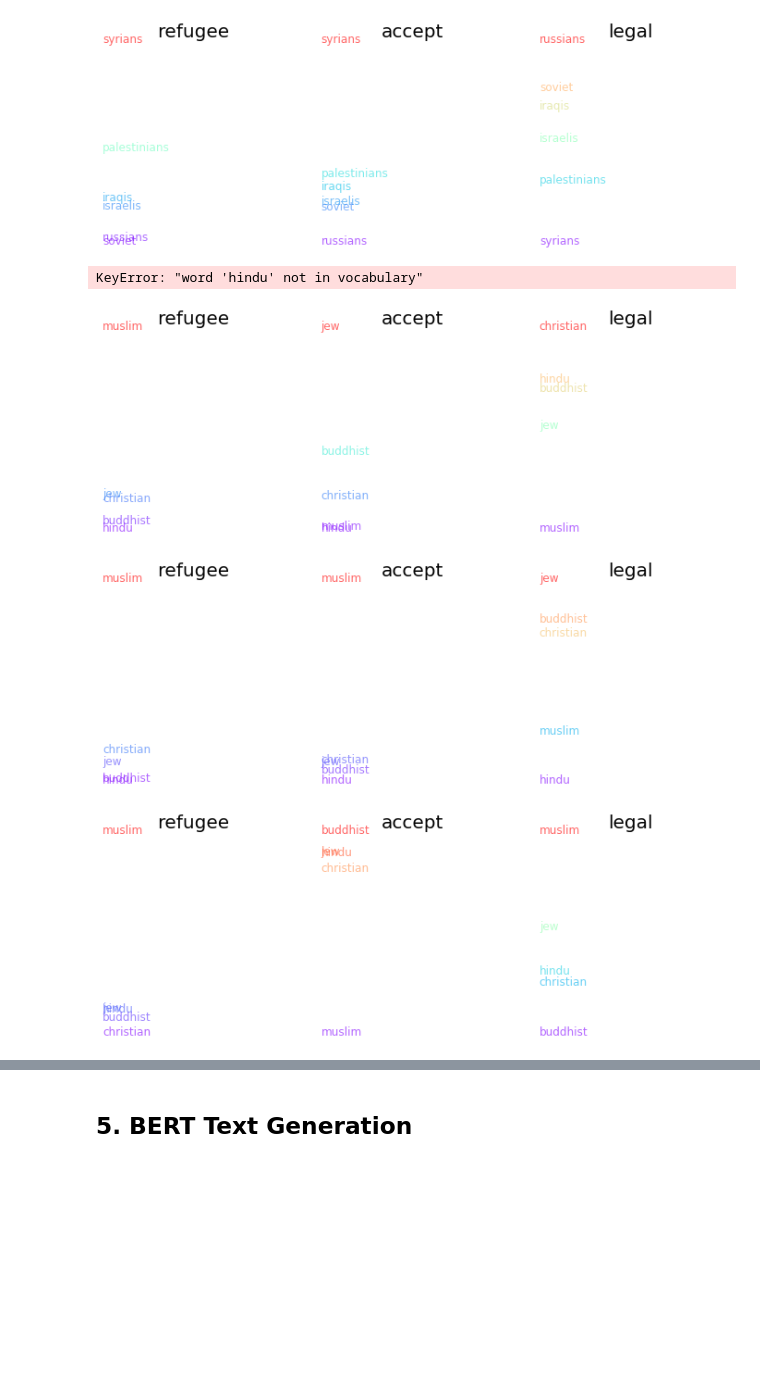
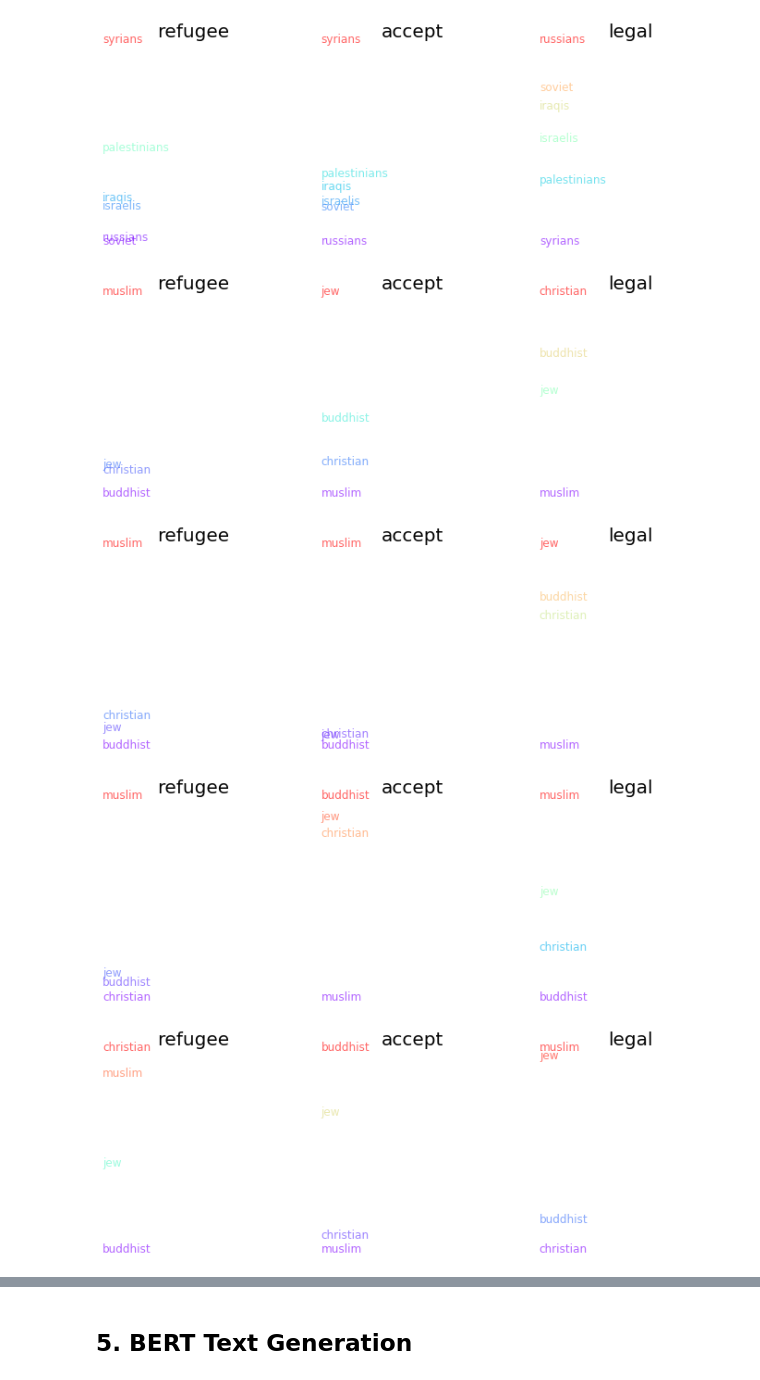
Before and after one commit to rachel-ker/refugeediscourse, a Jupyter notebook: data_analysis-left.ipynb, the cells around one changed output, grey strips where cells are left out. Drawn from its saved outputs; the diff is of its cells as text; code cells hidden in the pictures; blank space fills up the shorter version.

```diff
--- a/data_analysis-left.ipynb
+++ b/data_analysis-left.ipynb
@@ -935,24 +935,24 @@ for p in periods:
 [figure]
 # %%
 # W2V Dimensions for Religion
-religion = ['christian', 'muslim', 'hindu', 'buddhist', 'jew']
+religion = ['christian', 'muslim', 'buddhist', 'jew']
 
 for p in periods:
     model = period_w2v[p]
     Refugee = dimension(model, ['refugee','flee'], ['native','remain'])
     Accept = dimension(model, ['welcome', 'accept'], ['ban','reject'])
     Legal = dimension(model, ['legal'], ['illegal'])
     df = makeDF(model, religion, Refugee, Accept, Legal, 'refugee', 'accept', 'legal')
     fig = plt.figure(figsize = (12,4))
     ax1 = fig.add_subplot(131)
     PlotDimension(ax1, df, 'refugee')
     ax2 = fig.add_subplot(132)
     PlotDimension(ax2, df, 'accept')
     ax3 = fig.add_subplot(133)
     PlotDimension(ax3, df, 'legal')
     plt.show
 # %% [output]
-KeyError: "word 'hindu' not in vocabulary"
-[figure, old version]
+[figure, new version]
-[figure, old version]
+[figure, new version]
-[figure, old version]
+[figure, new version]
+[figure, added]
```
Also changed, not shown: parts of 2 cells of this notebook, 1 other file.
